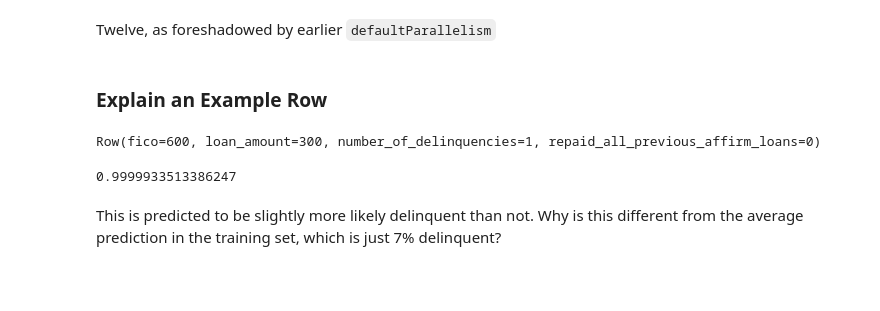
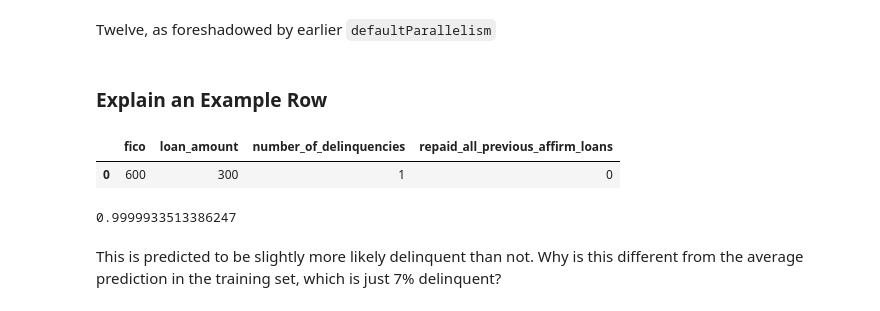
Before and after one commit to Affirm/shparkley, a Jupyter notebook: examples/simple.ipynb, the cells around one changed output. Cells and saved outputs as stored; diff of their text form; code cells hidden in the pictures; blank space fills up the shorter version.

```diff
--- a/examples/simple.ipynb
+++ b/examples/simple.ipynb
@@ -439,7 +444,8 @@ Twelve, as foreshadowed by earlier `defaultParallelism`
 # %%
 query_row = Row(fico=600, loan_amount=300, number_of_delinquencies=1, repaid_all_previous_affirm_loans=0)
 query_row_df = pd.DataFrame(query_row.asDict(), index=[0])
-query_row
+query_row_df
 # %% [output]
-Row(fico=600, loan_amount=300, number_of_delinquencies=1, repaid_all_previous_affirm_loans=0)
+|  | fico | loan_amount | number_of_delinquencies | repaid_all_previous_affirm_loans |
+| 0 | 600 | 300 | 1 | 0 |
 # %%
```
Also changed, not shown: parts of 18 cells of this notebook.
